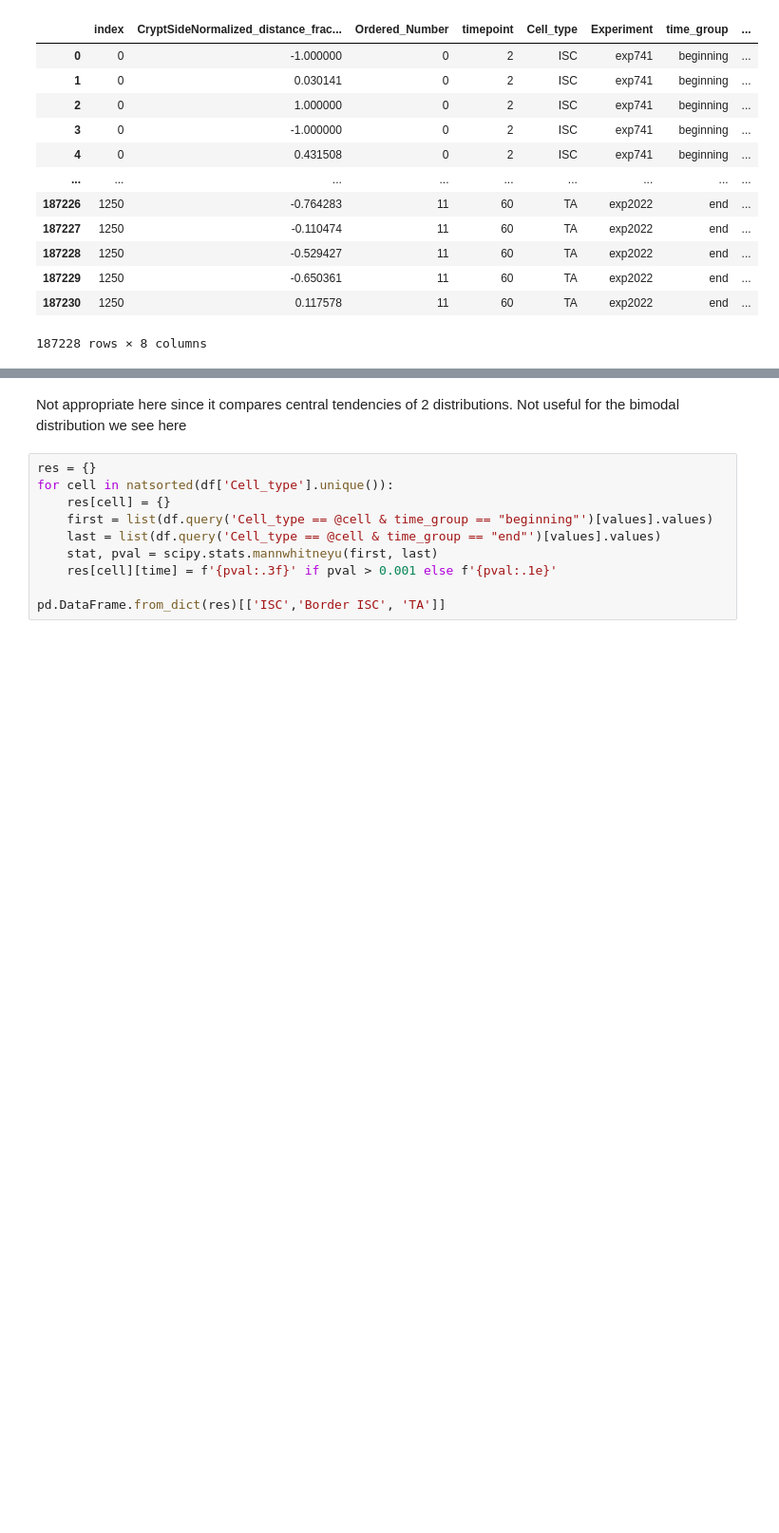
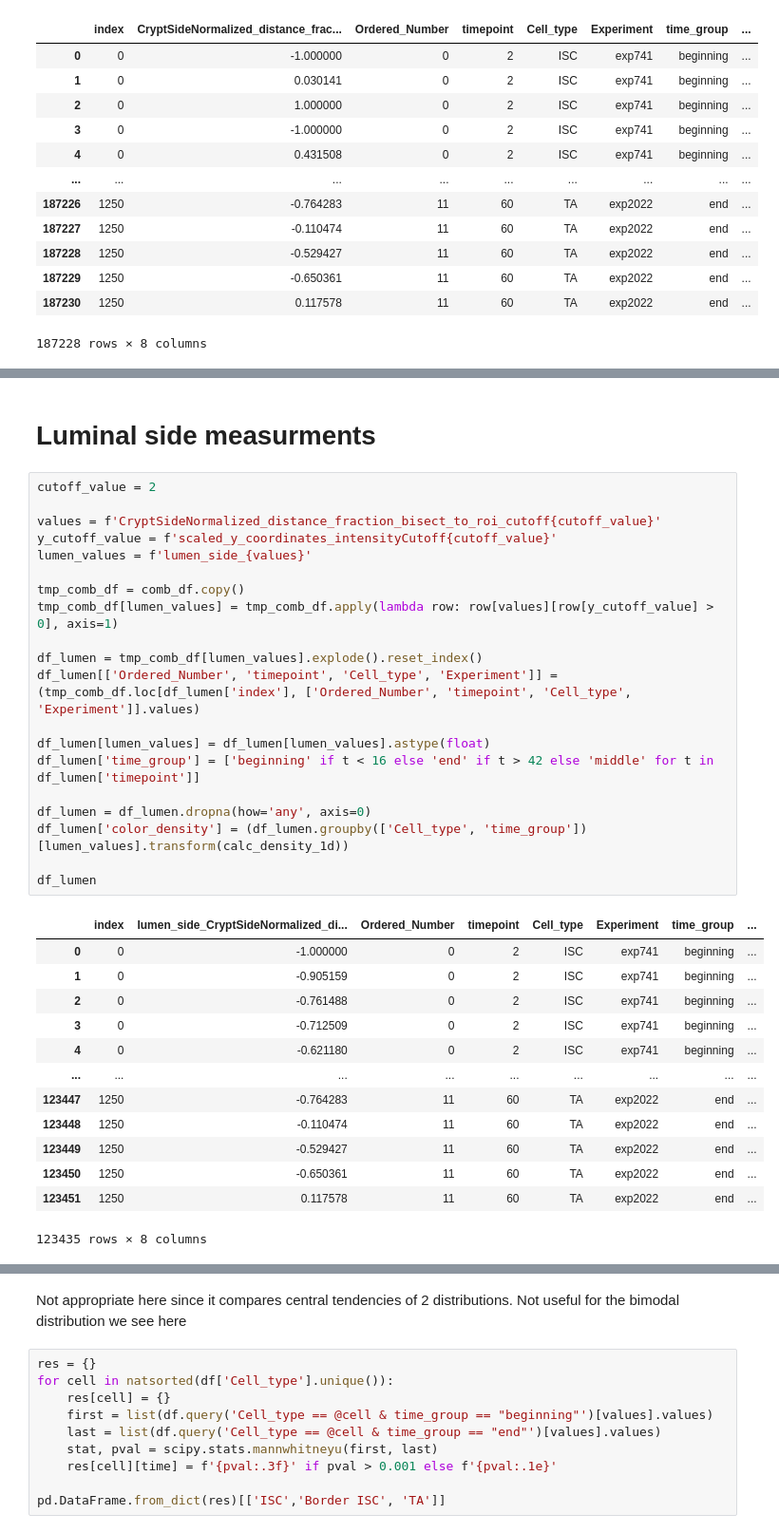
Before and after one commit to kasperlab/Scharaw_et_al_2024, a Jupyter notebook: Combined_visualization.ipynb, the cells around one changed output, grey strips where cells are left out. Shown at 95% size. Cells and saved outputs as stored; diff of their text form; blank space fills up the shorter version.

```diff
--- a/Combined_visualization.ipynb
+++ b/Combined_visualization.ipynb
@@ -295,0 +302,36 @@ ax.legend(bbox_to_anchor = (1.5,1))
+# %% [markdown]
+# Luminal side measurments
+# %%
+cutoff_value = 2
+
+values = f'CryptSideNormalized_distance_fraction_bisect_to_roi_cutoff{cutoff_value}'
+y_cutoff_value = f'scaled_y_coordinates_intensityCutoff{cutoff_value}'
+lumen_values = f'lumen_side_{values}'
+
+tmp_comb_df = comb_df.copy()
+tmp_comb_df[lumen_values] = tmp_comb_df.apply(lambda row: row[values][row[y_cutoff_value] > 0], axis=1)
+
+df_lumen = tmp_comb_df[lumen_values].explode().reset_index()
+df_lumen[['Ordered_Number', 'timepoint', 'Cell_type', 'Experiment']] = (tmp_comb_df.loc[df_lumen['index'], ['Ordered_Number', 'timepoint', 'Cell_type', 'Experiment']].values)
+
+df_lumen[lumen_values] = df_lumen[lumen_values].astype(float)
+df_lumen['time_group'] = ['beginning' if t < 16 else 'end' if t > 42 else 'middle' for t in df_lumen['timepoint']]
+
+df_lumen = df_lumen.dropna(how='any', axis=0)
+df_lumen['color_density'] = (df_lumen.groupby(['Cell_type', 'time_group'])[lumen_values].transform(calc_density_1d))
+
+df_lumen
+# %% [output]
+|  | index | lumen_side_CryptSideNormalized_di... | Ordered_Number | timepoint | Cell_type | Experiment | time_group | ... |
+| 0 | 0 | -1.000000 | 0 | 2 | ISC | exp741 | beginning | ... |
+| 1 | 0 | -0.905159 | 0 | 2 | ISC | exp741 | beginning | ... |
+| 2 | 0 | -0.761488 | 0 | 2 | ISC | exp741 | beginning | ... |
+| 3 | 0 | -0.712509 | 0 | 2 | ISC | exp741 | beginning | ... |
+| 4 | 0 | -0.621180 | 0 | 2 | ISC | exp741 | beginning | ... |
+| ... | ... | ... | ... | ... | ... | ... | ... | ... |
+| 123447 | 1250 | -0.764283 | 11 | 60 | TA | exp2022 | end | ... |
+| 123448 | 1250 | -0.110474 | 11 | 60 | TA | exp2022 | end | ... |
+| 123449 | 1250 | -0.529427 | 11 | 60 | TA | exp2022 | end | ... |
+| 123450 | 1250 | -0.650361 | 11 | 60 | TA | exp2022 | end | ... |
+| 123451 | 1250 | 0.117578 | 11 | 60 | TA | exp2022 | end | ... |
+123435 rows × 8 columns
```
Also changed, not shown: parts of 16 cells of this notebook.
